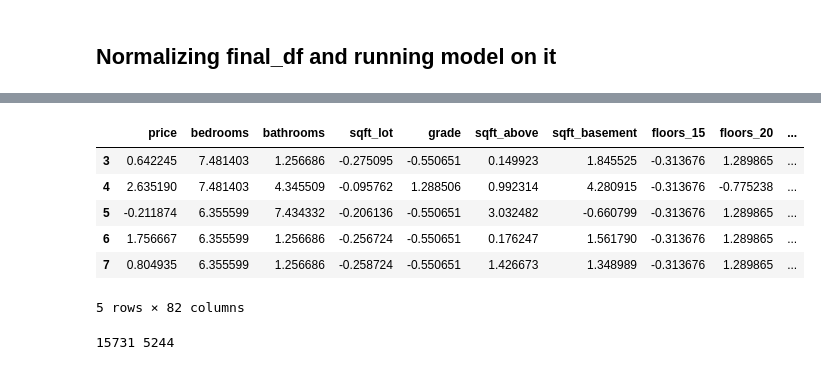
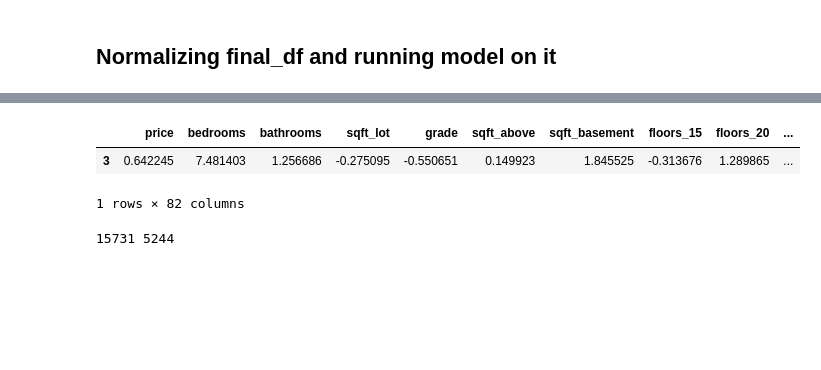
Before and after one commit to jxn628/dsc-home-price-analysis, a Jupyter notebook: student.ipynb, the cells around one changed output, grey strips where cells are left out. Cells and saved outputs as stored; diff of their text form; code cells hidden in the pictures; blank space fills up the shorter version.

```diff
--- a/student.ipynb
+++ b/student.ipynb
@@ -1010,14 +965,10 @@ final_df.describe()
 # %%
 final_df_norm = norm_feat(final_df)
-final_df_norm.head()
+final_df_norm.head(1)
 # %% [output]
 |  | price | bedrooms | bathrooms | sqft_lot | grade | sqft_above | sqft_basement | floors_15 | floors_20 | ... |
 | 3 | 0.642245 | 7.481403 | 1.256686 | -0.275095 | -0.550651 | 0.149923 | 1.845525 | -0.313676 | 1.289865 | ... |
-| 4 | 2.635190 | 7.481403 | 4.345509 | -0.095762 | 1.288506 | 0.992314 | 4.280915 | -0.313676 | -0.775238 | ... |
-| 5 | -0.211874 | 6.355599 | 7.434332 | -0.206136 | -0.550651 | 3.032482 | -0.660799 | -0.313676 | 1.289865 | ... |
-| 6 | 1.756667 | 6.355599 | 1.256686 | -0.256724 | -0.550651 | 0.176247 | 1.561790 | -0.313676 | 1.289865 | ... |
-| 7 | 0.804935 | 6.355599 | 1.256686 | -0.258724 | -0.550651 | 1.426673 | 1.348989 | -0.313676 | 1.289865 | ... |
-5 rows × 82 columns
+1 rows × 82 columns
 # %%
 # Defining the problem
 outcome = 'price'
```
Also changed, not shown: parts of 70 cells of this notebook.
